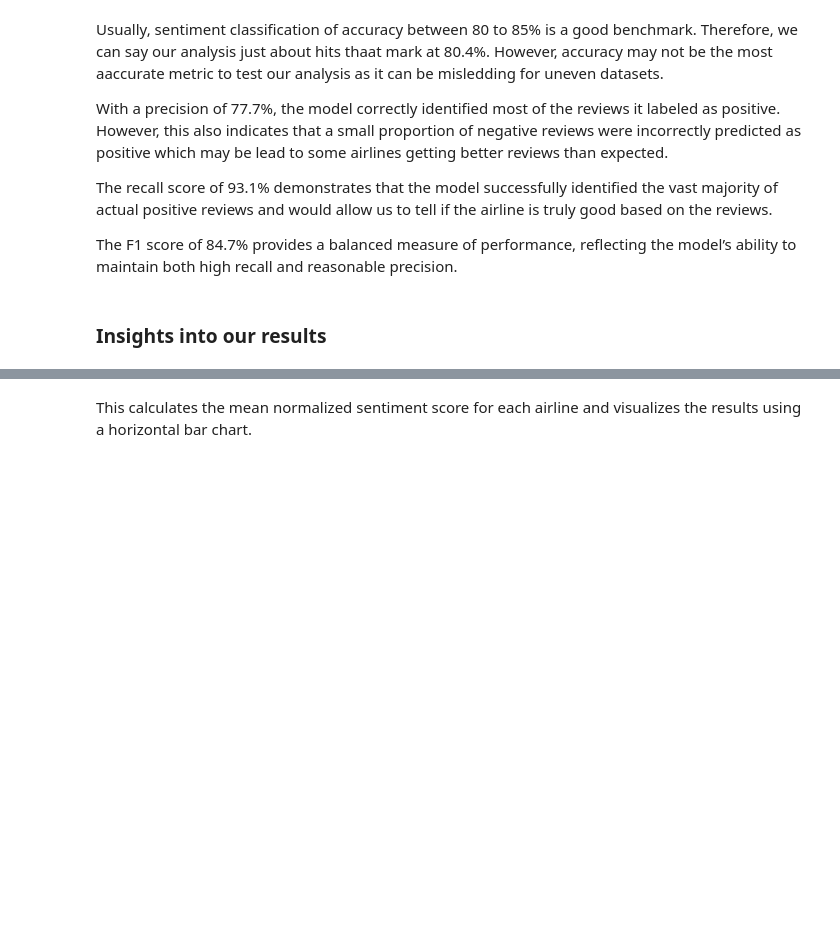
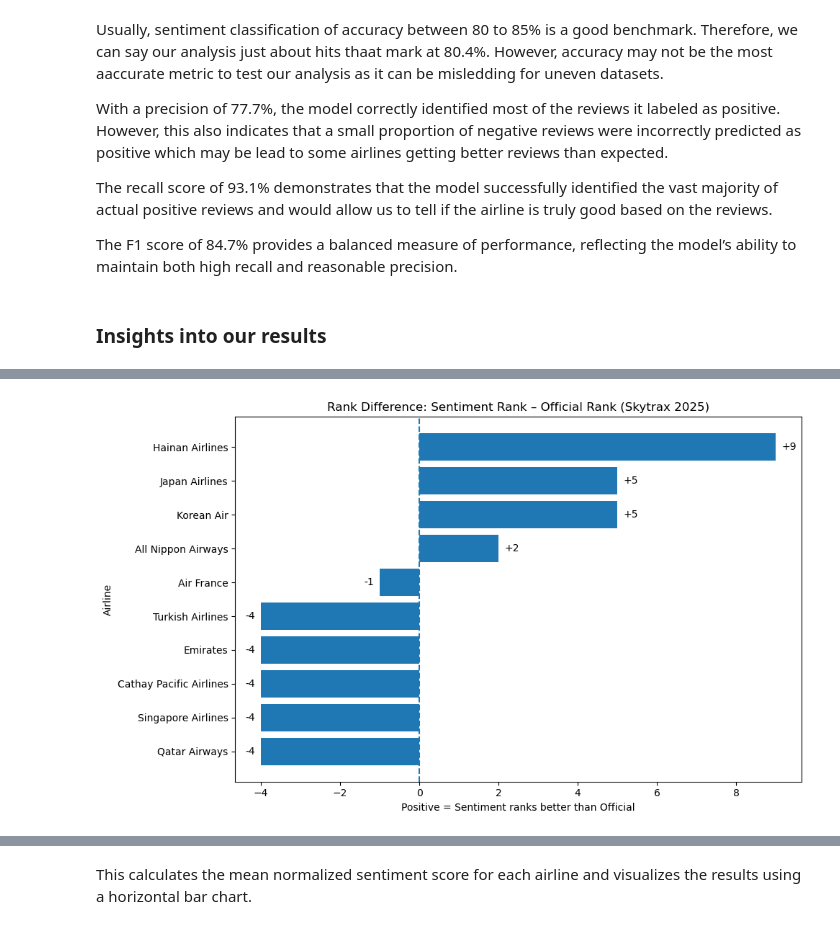
Before and after one commit to DyanelLancea/Airline-Review-Sentiement-Analysis, a Jupyter notebook: Airlines.ipynb, the cells around one changed output, grey strips where cells are left out. Cells and saved outputs as stored; diff of their text form; code cells hidden in the pictures; blank space fills up the shorter version.

```diff
--- a/Airlines.ipynb
+++ b/Airlines.ipynb
@@ -523,0 +583,71 @@ The F1 score of 84.7% provides a balanced measure of performance, reflecting the
+# %%
+# --- Visual #2: Diverging Bar — Rank Difference (Sentiment Rank – Official Rank) ---
+
+import pandas as pd
+import numpy as np
+import matplotlib.pyplot as plt
+
+# 1) Load your processed reviews
+df = pd.read_csv("airlines_review_analysis.csv")
+
+# 2) Skytrax 2025 Top 10 (official order)
+skytrax_top10 = [
+    "Qatar Airways",
+    "Singapore Airlines",
+    "Cathay Pacific Airlines",
+    "Emirates",
+    "All Nippon Airways",
+    "Turkish Airlines",
+    "Korean Air",
+    "Air France",
+    "Japan Airlines",
+    "Hainan Airlines",
+]
+official = pd.DataFrame({
+    "Airlines": skytrax_top10,
+    "Official Rank": range(1, 11)
+})
+
+# 3) Compute average sentiment per airline (only airlines that appear in your data)
+avg_sent = (
+    df.groupby("Airlines", as_index=False)["Normalized Sentiment Score"]
+      .mean()
+      .rename(columns={"Normalized Sentiment Score": "Avg Sentiment"})
+)
+
+# 4) Merge with official ranking and keep Top-10 only
+m = official.merge(avg_sent, on="Airlines", how="left").dropna(subset=["Avg Sentiment"])
+
+# 5) Sentiment-based rank (1 = highest sentiment)
+m["Sentiment Rank"] = m["Avg Sentiment"].rank(ascending=False, method="dense").astype(int)
+
+# 6) Rank difference: positive means passengers like it more than Skytrax rank suggests
+m["Rank Diff"] = m["Official Rank"] - m["Sentiment Rank"]
+
+# 7) Sort by Rank Diff for the diverging bar
+m = m.sort_values("Rank Diff", ascending=True)
+
+# 8) Plot (matplotlib, single figure, no custom colors)
+plt.figure(figsize=(10, 6))
+y_pos = np.arange(len(m))
+plt.barh(m["Airlines"], m["Rank Diff"])
+
+# Reference line at 0 (alignment point)
+plt.axvline(0, linestyle="--")
+
+# Labels & title
+plt.title("Rank Difference: Sentiment Rank – Official Rank (Skytrax 2025)")
+plt.xlabel("Positive = Sentiment ranks better than Official")
+plt.ylabel("Airline")
+
+# Optional: annotate values at bar ends
+for idx, val in enumerate(m["Rank Diff"].values):
+    x = val + (0.15 if val >= 0 else -0.15)
+    ha = "left" if val >= 0 else "right"
+    plt.text(x, idx, f"{val:+d}", va="center", ha=ha)
+
+plt.tight_layout()
+plt.savefig("02_diverging_rank_difference.png", dpi=150)
+plt.show()
+# %% [output]
+[figure, added]
```
Also changed, not shown: parts of 10 cells of this notebook.
